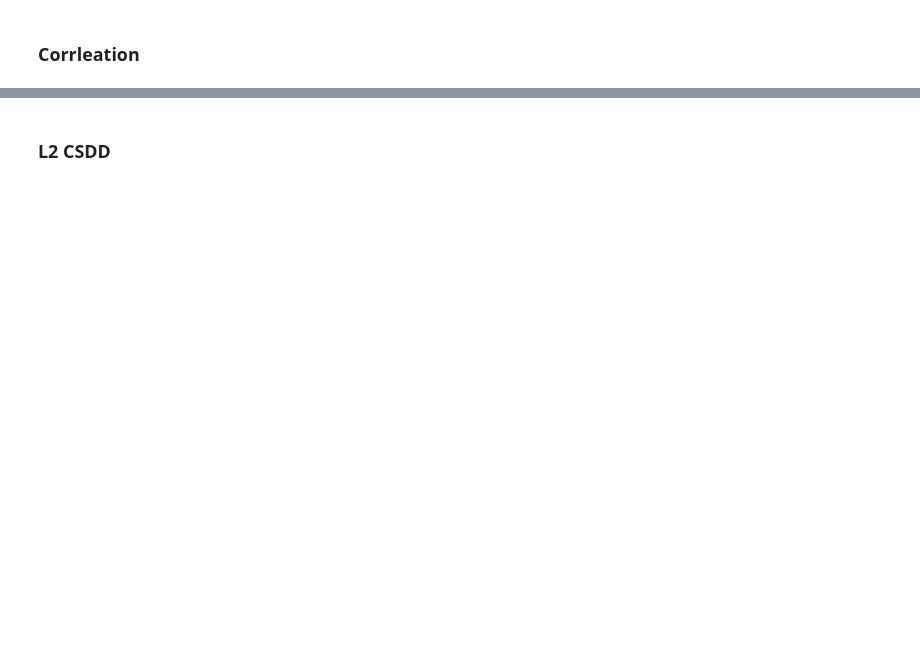
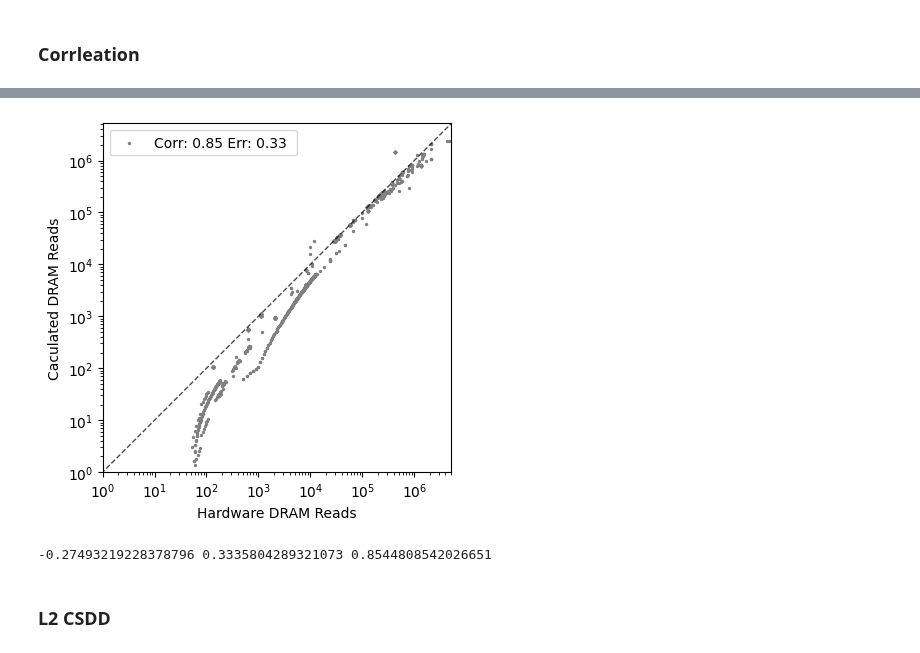
Before and after one commit to TheRainstorm/ppt-gpu-subcore, a Jupyter notebook: memory_model/paper.ipynb, the cells around one changed output, grey strips where cells are left out. Drawn from its saved outputs; the diff is of its cells as text; code cells hidden in the pictures; blank space fills up the shorter version.

```diff
--- a/memory_model/paper.ipynb
+++ b/memory_model/paper.ipynb
@@ -816,0 +637,7 @@ draw_correl3(df3, df1, df2, 'tmp_draw/corrl_dram.png', ['DRAM Reads', 'DRAM Writ
+# %%
+metric = 'dram_ld_trans'
+
+hw = df_sim2[f'{metric}_hw']
+cal_res = df_sim2['l2_ld_trans_hw'] * (1 - df_sim2['l2_hit_rate_ld_hw'])
+
+df = (cal_res - hw) /hw
@@ -817,3 +651,42 @@ draw_correl3(df3, df1, df2, 'tmp_draw/corrl_dram.png', ['DRAM Reads', 'DRAM Writ
+# %%
+fig, ax = plt.subplots(figsize=(4.5, 8))
+y1, y2 = hw, cal_res
+MPE = ((y2 - y1)/y1).mean()
+MAPE = ((y2 - y1)/y1).abs().mean()
+corr = np.corrcoef(y1, y2)[0, 1]
+label = f'Corr: {corr:.2} Err: {MAPE:.2} '
+
+# ax.scatter(y1, y2, color=(1, 0.2, 0.2, 0.5), s=2, marker='o', label=label)  # 蓝色，透明
+ax.scatter(y1, y2, color='gray', s=2, marker='o', label=label)  # 蓝色，透明
+
+min_val = min(y1.min(), y2.min())
+max_val = max(y1.max(), y2.max())
+max_val *= 1.1
+# 绘制参考线
+ax.plot([min_val, max_val], [min_val, max_val],
+        color='black', linestyle='--', linewidth=1, alpha=0.7)
+# ax.set_xlim(min_val, max_val)
+# ax.set_ylim(min_val, max_val)
+ax.set_xlim(max(min_val, 1), max_val)
+ax.set_ylim(max(min_val, 1), max_val)
+ax.set_xscale('log')
+ax.set_yscale('log')
+ax.set_xlabel(f"Hardware DRAM Reads")
+ax.set_ylabel(f"Caculated DRAM Reads")
+ax.legend()
+# ax.set_title(f'MAPE: {MAPE:.2} Corr: {corr:.2}')
+
+# 设置相等比例
+ax.set_aspect('equal', adjustable='box')
+plt.show()
+
+# 保存图片
+# fig.savefig(save_img, dpi=300, bbox_inches='tight')  # 高分辨率保存
+fig.savefig('caculated_dram_ld_corr_gray.pdf', format='pdf', bbox_inches='tight')
+print(MPE, MAPE, corr)
+# %% [output]
+[figure, added]
+-0.27493219228378796 0.3335804289321073 0.8544808542026651
 # %% [markdown]
 ### L2 CSDD
 # %%
```
Also changed, not shown: parts of 29 cells of this notebook, 4 other files.
